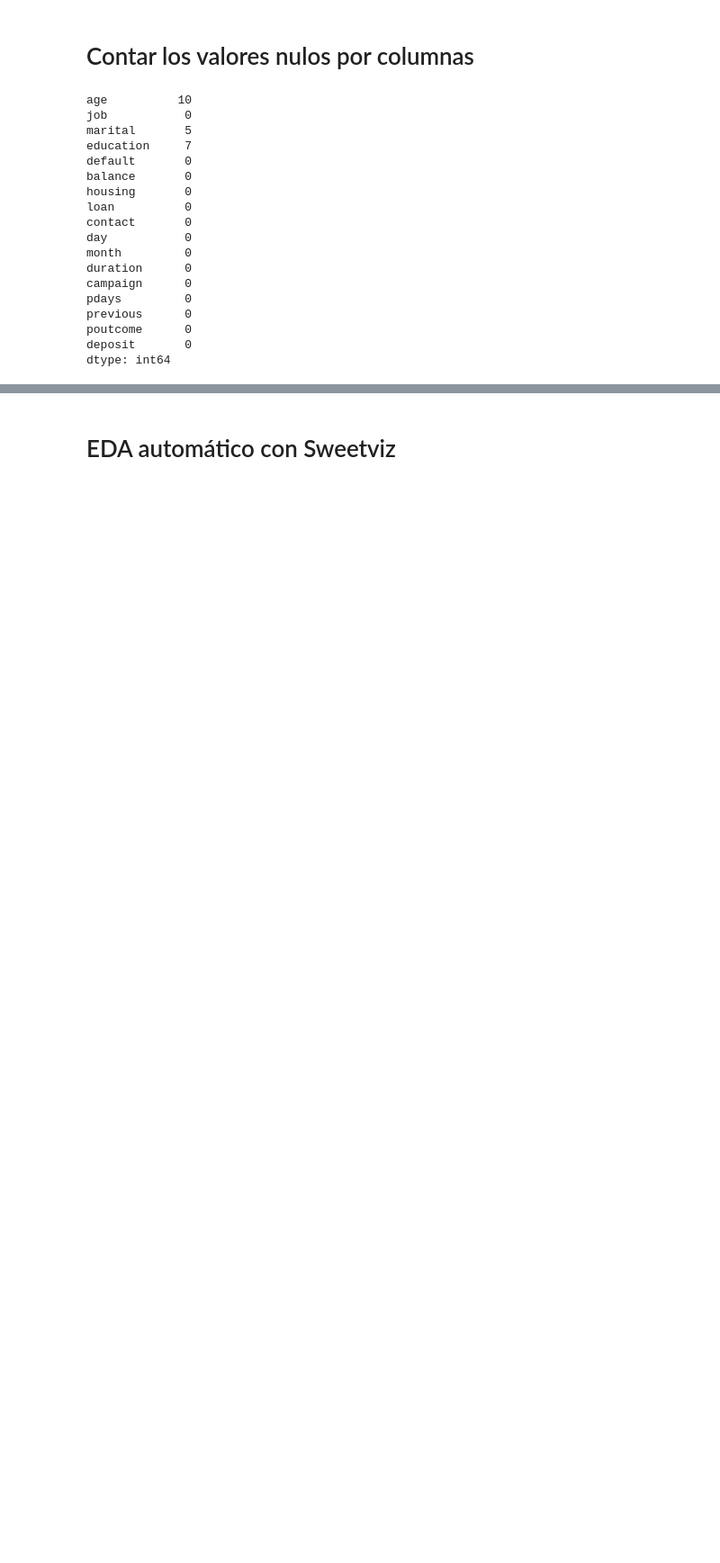
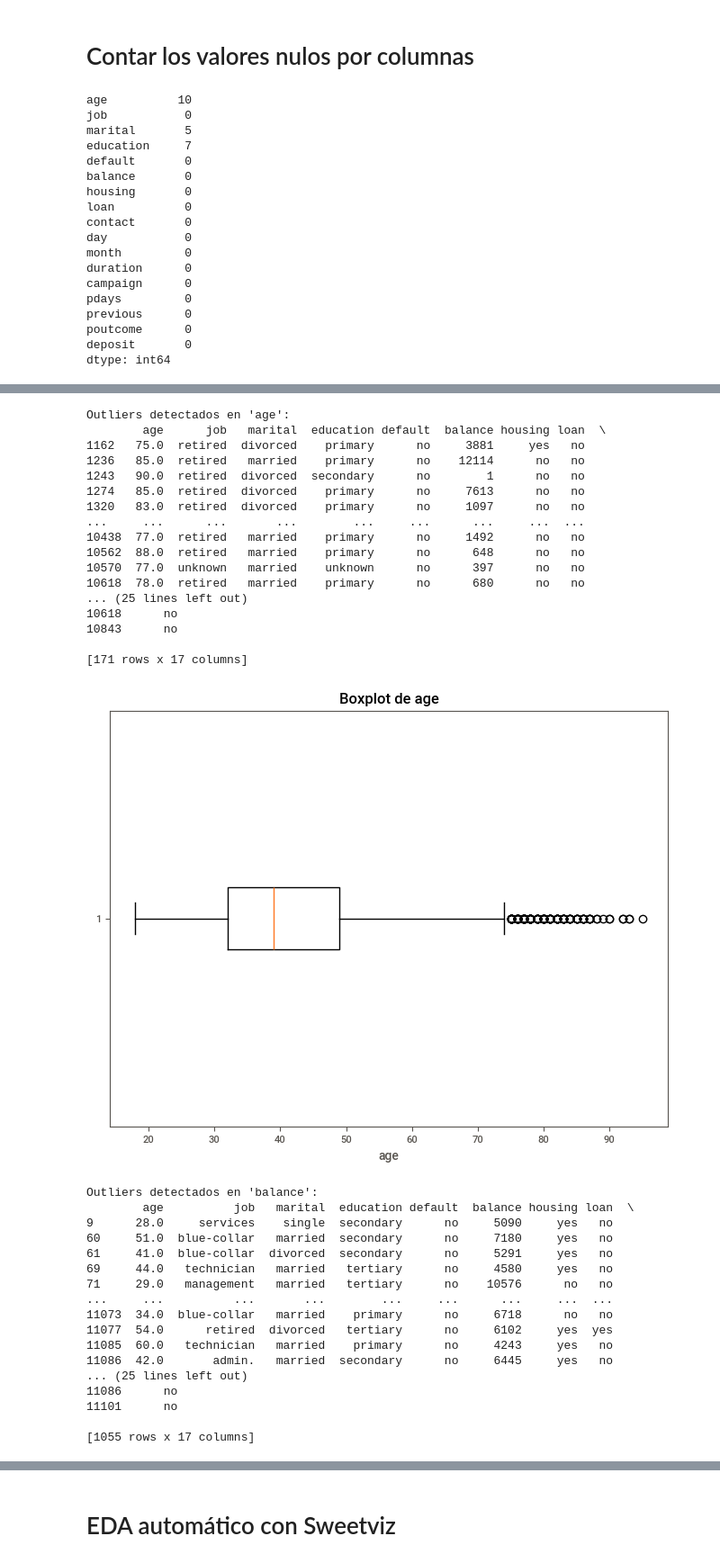
Before and after one commit to JaviDoria/Upskilling-Machine-Learning, a Jupyter notebook: Sprint 5.ipynb, the cells around one changed output, grey strips where cells are left out. Shown at 90% size. Cells and saved outputs as stored; diff of their text form; code cells hidden in the pictures; blank space fills up the shorter version.

```diff
--- a/Sprint 5.ipynb
+++ b/Sprint 5.ipynb
@@ -189,0 +170,3 @@ plt.show()
+# %%
+mediana_age = df.groupby(["job", "marital", "education"])["age"].transform(lambda x: x.median() if not x.isnull().all() else x)
+df["age"] = df["age"].fillna(mediana_age.round())
@@ -189,0 +175,3 @@ plt.show()
+# %%
+mediana_age = df.groupby(["job", "marital", "education"])["age"].transform(lambda x: x.median() if not x.isnull().all() else np.nan)
+df["age"] = df["age"].fillna(mediana_age.round())
@@ -189,0 +180,3 @@ plt.show()
+# %%
+moda_education = df.groupby(["job", "age"])["education"].transform(lambda x: x.mode().iloc[0] if not x.isnull().all() else np.nan)
+df["education"] = df["education"].fillna(moda_education)
@@ -189,0 +210,61 @@ plt.show()
+# %%
+
+# Selecciono solo las columnas numéricas del DataFrame
+columnas_numericas = df.select_dtypes(include=[np.number]).columns
+
+# Bucle for para detectar outliers y crear un boxplot para cada columna numérica
+for columna in columnas_numericas:
+    # Cálculo de los límites de outliers usando el IQR
+    Q1 = df[columna].quantile(0.25)
+    Q3 = df[columna].quantile(0.75)
+    IQR = Q3 - Q1
+    limite_inferior = Q1 - 1.5 * IQR
+    limite_superior = Q3 + 1.5 * IQR
+
+    # Filtrado de los outliers
+    outliers = df[(df[columna] < limite_inferior) | (df[columna] > limite_superior)]
+    print(f"Outliers detectados en '{columna}':")
+    print(outliers)
+
+    # Creación del boxplot para cada columna
+    plt.figure(figsize=(8, 6))
+    plt.boxplot(df[columna], vert=False)
+    plt.title(f'Boxplot de {columna}')
+    plt.xlabel(columna)
+    plt.show()
+# %% [output]
+Outliers detectados en 'age':
+        age      job   marital  education default  balance housing loan  \
+1162   75.0  retired  divorced    primary      no     3881     yes   no
+1236   85.0  retired   married    primary      no    12114      no   no
+1243   90.0  retired  divorced  secondary      no        1      no   no
+1274   85.0  retired  divorced    primary      no     7613      no   no
+1320   83.0  retired  divorced    primary      no     1097      no   no
+...     ...      ...       ...        ...     ...      ...     ...  ...
+10438  77.0  retired   married    primary      no     1492      no   no
+10562  88.0  retired   married    primary      no      648      no   no
+10570  77.0  unknown   married    unknown      no      397      no   no
+10618  78.0  retired   married    primary      no      680      no   no
+... (25 lines left out)
+10618      no
+10843      no
+
+[171 rows x 17 columns]
+[figure, added]
+Outliers detectados en 'balance':
+        age          job   marital  education default  balance housing loan  \
+9      28.0     services    single  secondary      no     5090     yes   no
+60     51.0  blue-collar   married  secondary      no     7180     yes   no
+61     41.0  blue-collar  divorced  secondary      no     5291     yes   no
+69     44.0   technician   married   tertiary      no     4580     yes   no
+71     29.0   management   married   tertiary      no    10576      no   no
+...     ...          ...       ...        ...     ...      ...     ...  ...
+11073  34.0  blue-collar   married    primary      no     6718      no   no
+11077  54.0      retired  divorced   tertiary      no     6102     yes  yes
+11085  60.0   technician   married    primary      no     4243     yes   no
+11086  42.0       admin.   married  secondary      no     6445     yes   no
+... (25 lines left out)
+11086      no
+11101      no
+
+[1055 rows x 17 columns]
```
Also changed, not shown: parts of 33 cells of this notebook.
